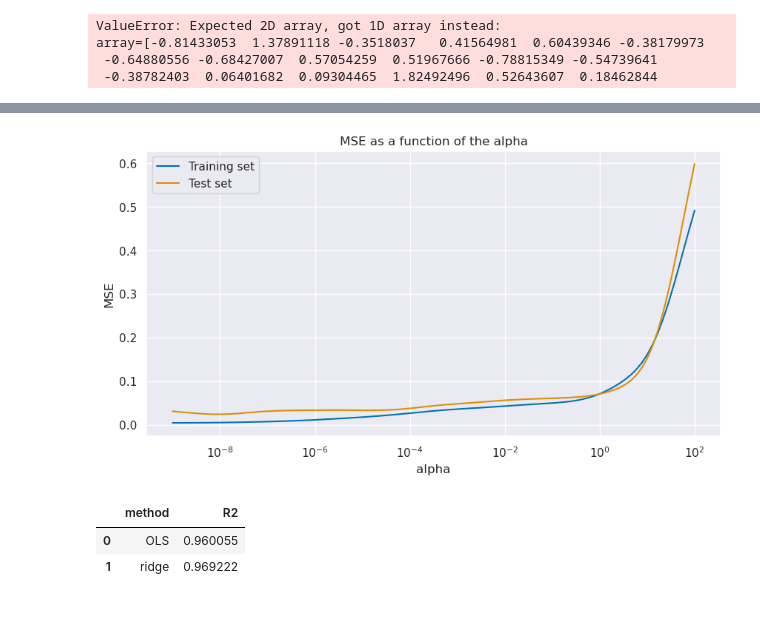
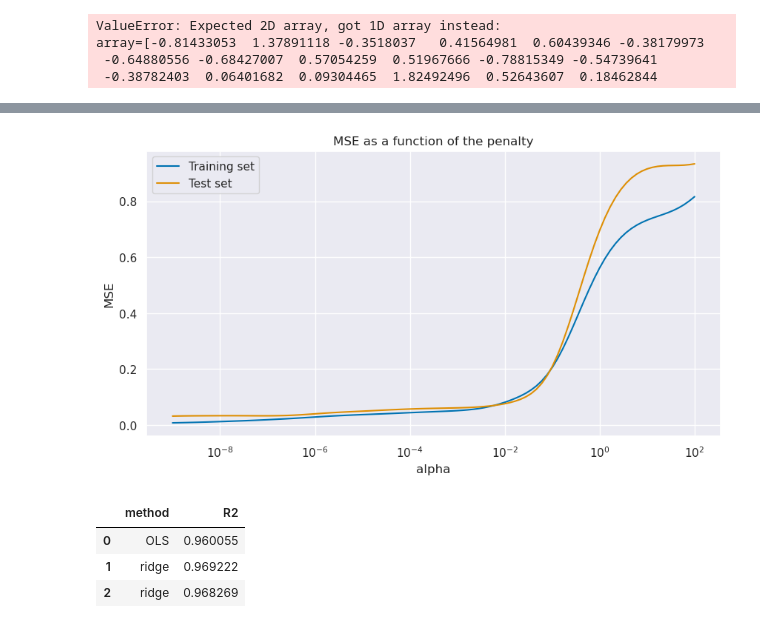
Before and after one commit to Dardare-Clement/SD-TSIA204, a Jupyter notebook: TP2/SD-TSIA204_lab2_dardare_clement.ipynb, the cells around one changed output, grey strips where cells are left out. Cells and saved outputs as stored; diff of their text form; code cells hidden in the pictures.

```diff
--- a/TP2/SD-TSIA204_lab2_dardare_clement.ipynb
+++ b/TP2/SD-TSIA204_lab2_dardare_clement.ipynb
@@ -240,12 +231,11 @@ array=[-0.81433053  1.37891118 -0.3518037   0.41564981  0.60439346 -0.38179973
 # %%
 def ridge (X, Y, alpha):
     n, p = X.shape
-    #X = np.hstack((np.ones(X.shape), X))
 
     # We compute the minimizer of the ridge estimator
     A=np.identity(p)
 
-    Theta_Rdg = np.linalg.inv(X.T @ X + alpha * A) @ X.T @ Y
+    Theta_Rdg = np.linalg.inv(X.T @ X + n * alpha * A) @ X.T @ Y
 
     return (Theta_Rdg)
 # %%
@@ -269,34 +259,27 @@ plt.show()
 # %%
-def MSE(X, X_bar):
-    n = len(X)
-    MSE = 0
-    for i in range (n):
-        MSE += (X[i] - X_bar[i])**2
-    return(MSE)
-
 # Compute the MSE for each value of alpha
 train_mse = []
 test_mse = []
 
 for alpha in alpha_values:
     estimator = ridge(X_train, Y_train, alpha)
     Y_train_pred = X_train @ estimator
     Y_test_pred = X_test @ estimator
     train_mse.append(mean_squared_error(Y_train, Y_train_pred))
     test_mse.append(mean_squared_error(Y_test, Y_test_pred))
 
 # Plot the MSE against alpha
 fig, ax = plt.subplots(figsize=(10, 5))
 ax.plot(alpha_values, train_mse, label='Training set')
 ax.plot(alpha_values, test_mse, label='Test set')
 ax.set_xscale('log')
 ax.set_xlabel('alpha')
 ax.set_ylabel('MSE')
-ax.set_title('MSE as a function of the alpha')
+ax.set_title('MSE as a function of the penalty')
 ax.legend()
 plt.show()
 # %% [output]
-[figure, old version]
+[figure, new version]
 # %%
 #c
 estimator = ridge(X_train, Y_train, 10**(-9))
@@ -308,3 +291,4 @@ df_coef
 |  | method | R2 |
 | 0 | OLS | 0.960055 |
 | 1 | ridge | 0.969222 |
+| 2 | ridge | 0.968269 |
```
Also changed, not shown: parts of 12 cells of this notebook.
